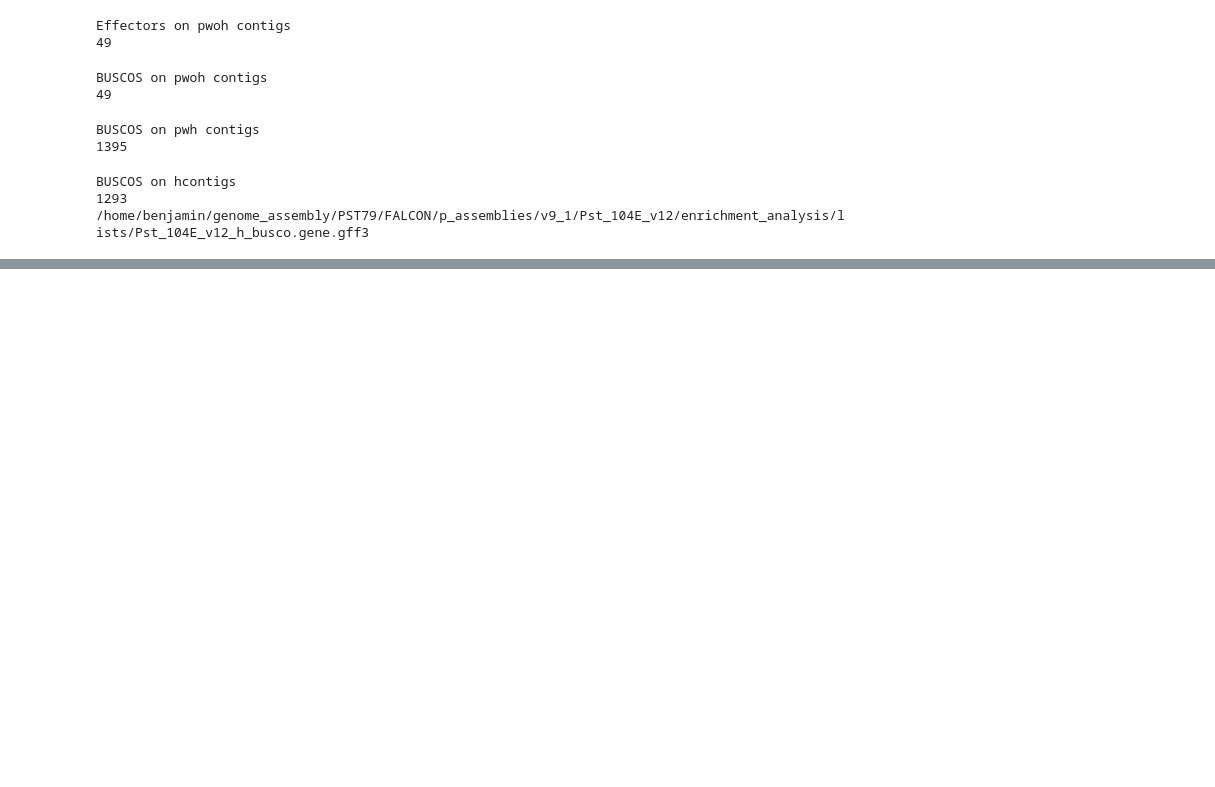
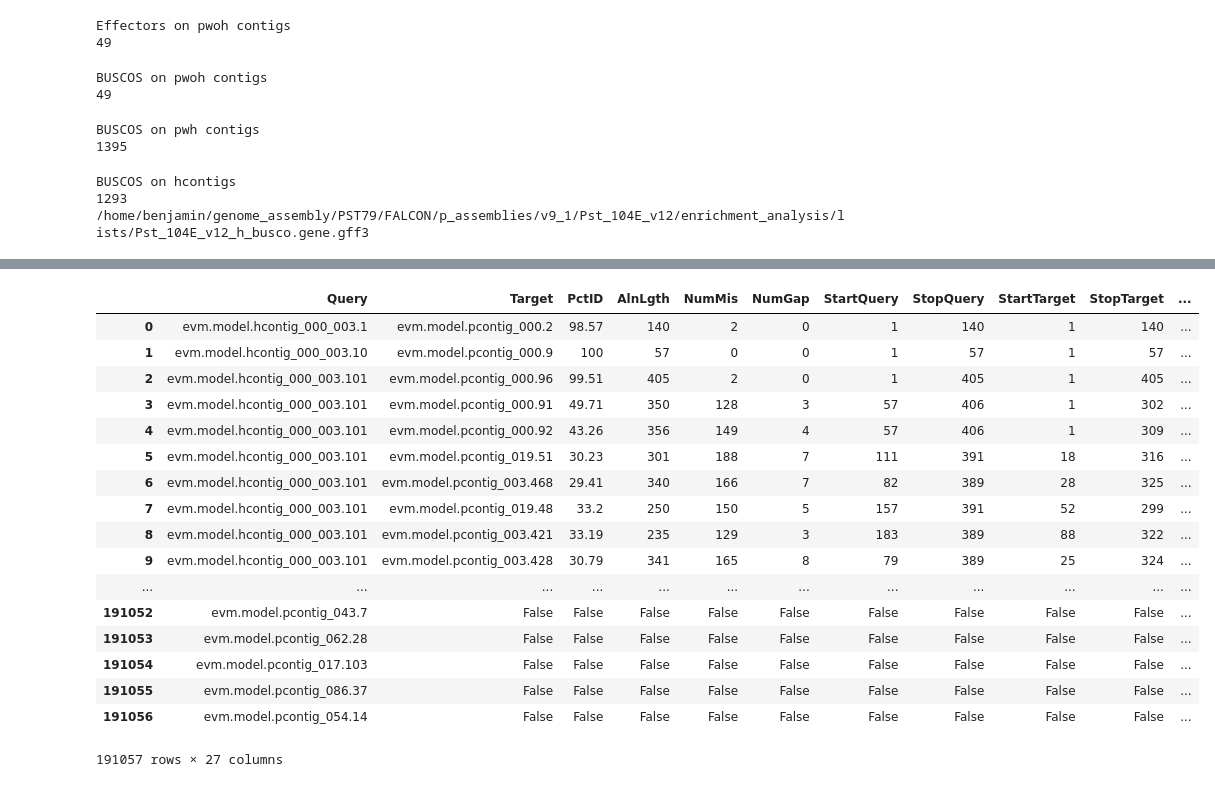
Before and after one commit to BenjaminSchwessinger/Pst_104E_analysis, a Jupyter notebook: Pst_104E_v12_post_allele_analysis.ipynb, the cells around one changed output, grey strips where cells are left out. Cells and saved outputs as stored; diff of their text form; code cells hidden in the pictures; blank space fills up the shorter version.

```diff
--- a/Pst_104E_v12_post_allele_analysis.ipynb
+++ b/Pst_104E_v12_post_allele_analysis.ipynb
@@ -131,3 +442,24 @@ Out of 894 orphan genes we have 83 orphan buscos and 30 orphan effectors.
+# %%
+QP_filter = (allele_QC_df.QCov >= QCov_limit) & (allele_QC_df.PctID >= PctID_limit)
+# %% [output]
+|  | Query | Target | PctID | AlnLgth | NumMis | NumGap | StartQuery | StopQuery | StartTarget | StopTarget | ... |
+| 0 | evm.model.hcontig_000_003.1 | evm.model.pcontig_000.2 | 98.57 | 140 | 2 | 0 | 1 | 140 | 1 | 140 | ... |
+| 1 | evm.model.hcontig_000_003.10 | evm.model.pcontig_000.9 | 100 | 57 | 0 | 0 | 1 | 57 | 1 | 57 | ... |
+| 2 | evm.model.hcontig_000_003.101 | evm.model.pcontig_000.96 | 99.51 | 405 | 2 | 0 | 1 | 405 | 1 | 405 | ... |
+| 3 | evm.model.hcontig_000_003.101 | evm.model.pcontig_000.91 | 49.71 | 350 | 128 | 3 | 57 | 406 | 1 | 302 | ... |
+| 4 | evm.model.hcontig_000_003.101 | evm.model.pcontig_000.92 | 43.26 | 356 | 149 | 4 | 57 | 406 | 1 | 309 | ... |
+| 5 | evm.model.hcontig_000_003.101 | evm.model.pcontig_019.51 | 30.23 | 301 | 188 | 7 | 111 | 391 | 18 | 316 | ... |
+| 6 | evm.model.hcontig_000_003.101 | evm.model.pcontig_003.468 | 29.41 | 340 | 166 | 7 | 82 | 389 | 28 | 325 | ... |
+| 7 | evm.model.hcontig_000_003.101 | evm.model.pcontig_019.48 | 33.2 | 250 | 150 | 5 | 157 | 391 | 52 | 299 | ... |
+| 8 | evm.model.hcontig_000_003.101 | evm.model.pcontig_003.421 | 33.19 | 235 | 129 | 3 | 183 | 389 | 88 | 322 | ... |
+| 9 | evm.model.hcontig_000_003.101 | evm.model.pcontig_003.428 | 30.79 | 341 | 165 | 8 | 79 | 389 | 25 | 324 | ... |
+| ... | ... | ... | ... | ... | ... | ... | ... | ... | ... | ... | ... |
+| 191052 | evm.model.pcontig_043.7 | False | False | False | False | False | False | False | False | False | ... |
+| 191053 | evm.model.pcontig_062.28 | False | False | False | False | False | False | False | False | False | ... |
+| 191054 | evm.model.pcontig_017.103 | False | False | False | False | False | False | False | False | False | ... |
+| 191055 | evm.model.pcontig_086.37 | False | False | False | False | False | False | False | False | False | ... |
+| 191056 | evm.model.pcontig_054.14 | False | False | False | False | False | False | False | False | False | ... |
+191057 rows × 27 columns
 # %%
 #now a bit more specific for each haplotyp
 os.chdir(ALLELE_QC_PATH)
```
Also changed, not shown: parts of 34 cells of this notebook, 26 other files.
